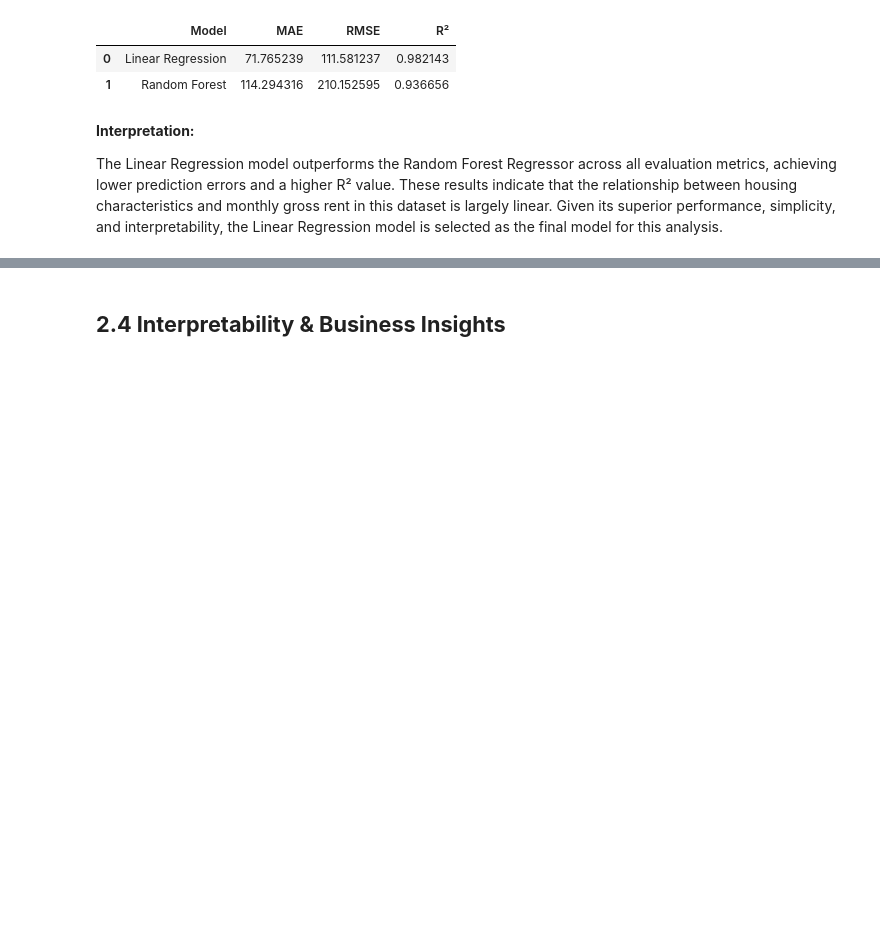
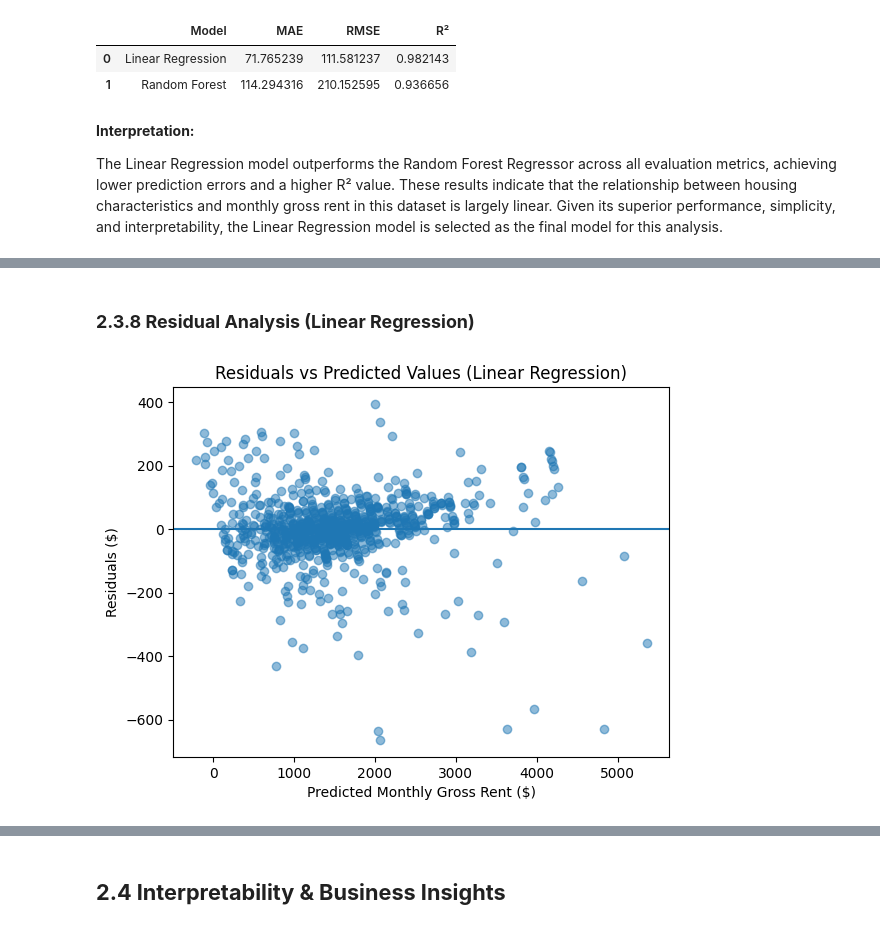
Before and after one commit to decoteau2/MA_Housing_Rent_Analysis, a Jupyter notebook: 01_EDA_MA_Housing_Rent.ipynb, the cells around one changed output, grey strips where cells are left out. Cells and saved outputs as stored; diff of their text form; code cells hidden in the pictures; blank space fills up the shorter version.

```diff
--- a/01_EDA_MA_Housing_Rent.ipynb
+++ b/01_EDA_MA_Housing_Rent.ipynb
@@ -809,0 +902,16 @@ The Linear Regression model outperforms the Random Forest Regressor across all e
+# %% [markdown]
+### **2.3.8 Residual Analysis (Linear Regression)**
+# %%
+# Calculate residuals
+residuals = y_test - y_pred_lr
+
+# Residual plot
+plt.figure()
+plt.scatter(y_pred_lr, residuals, alpha=0.5)
+plt.axhline(0)
+plt.xlabel("Predicted Monthly Gross Rent ($)")
+plt.ylabel("Residuals ($)")
+plt.title("Residuals vs Predicted Values (Linear Regression)")
+plt.show()
+# %% [output]
+[figure, added]
```
Also changed, not shown: parts of 22 cells of this notebook.
